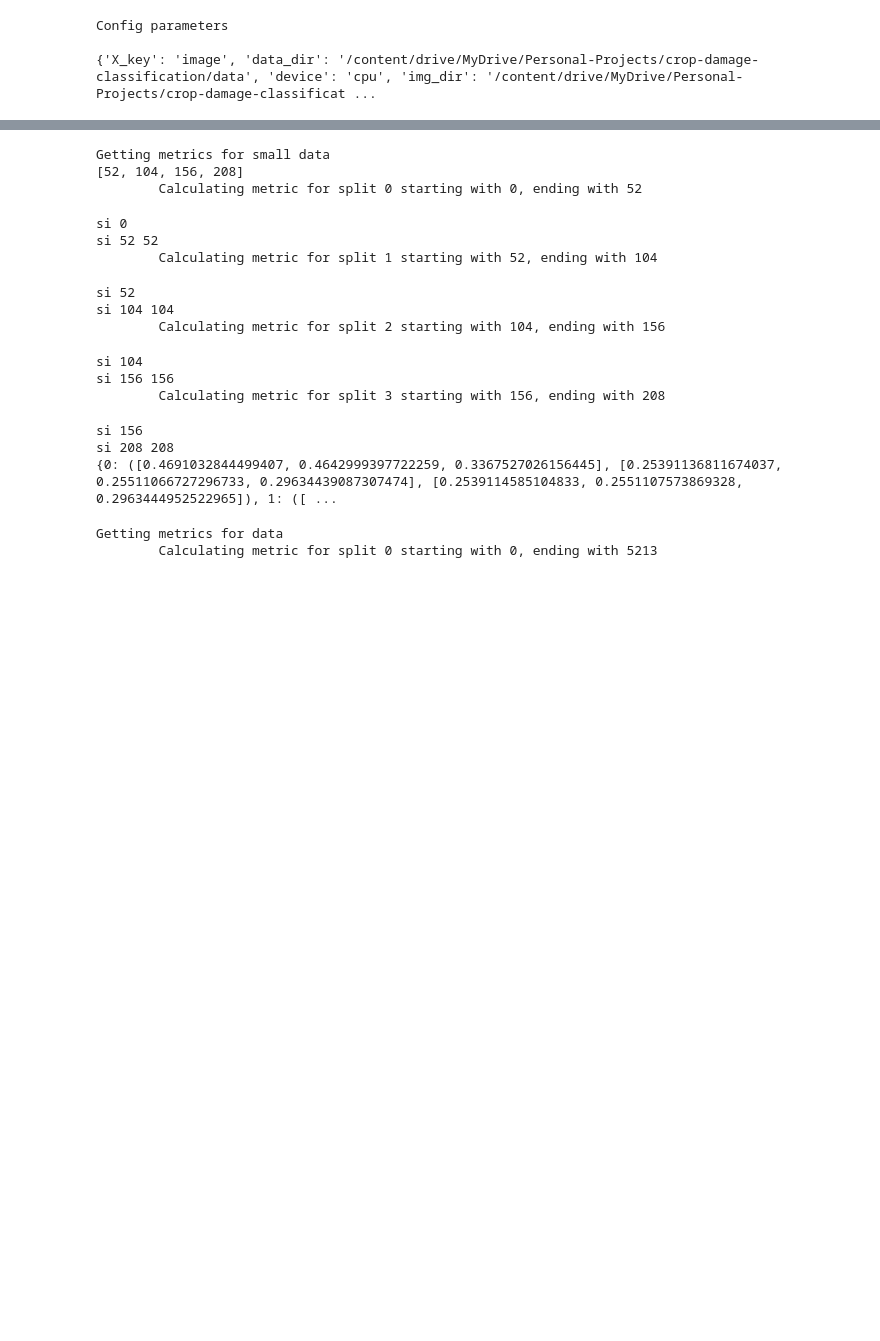
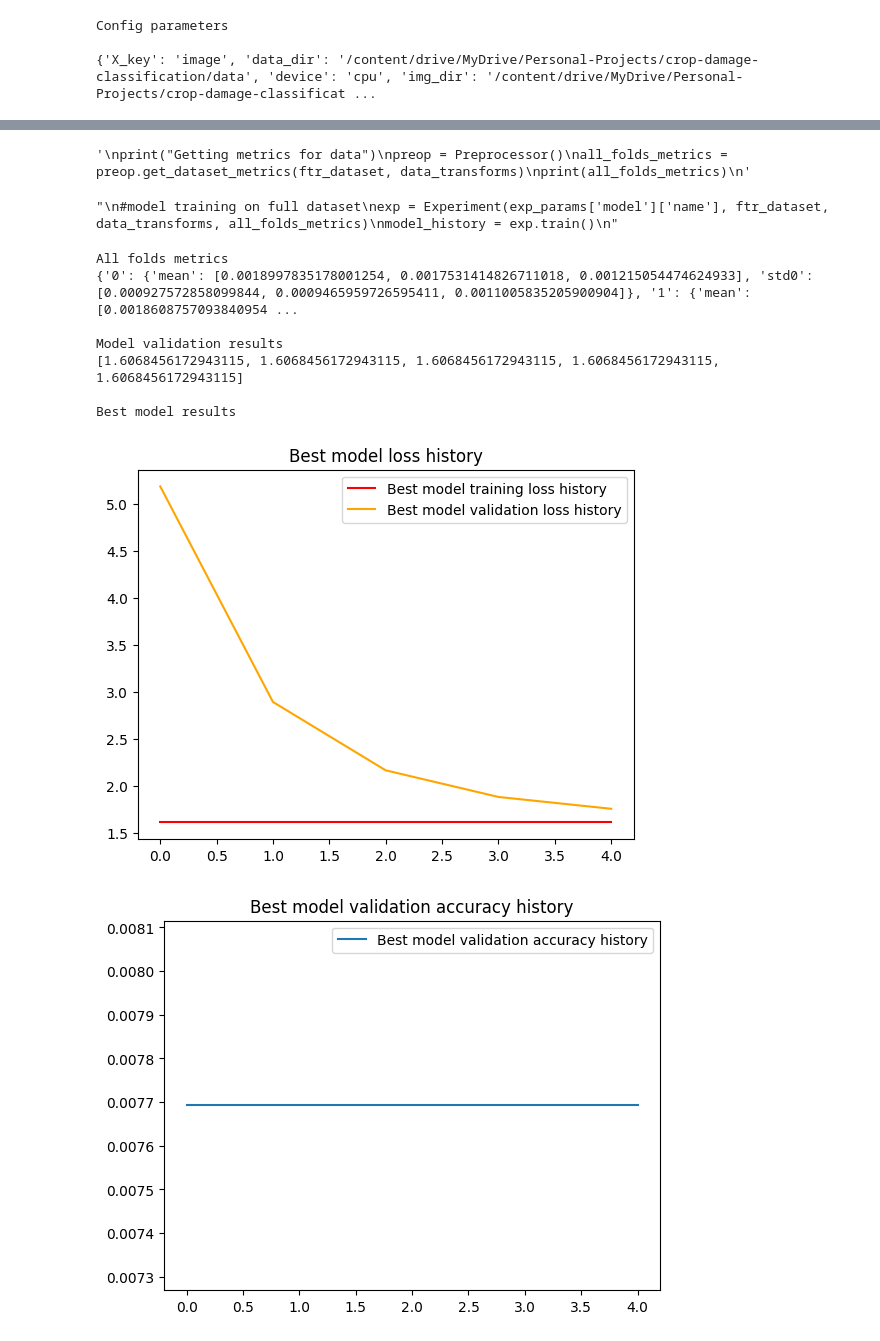
Before and after one commit to VinitraMk/Crop-Damage-Classification, a Jupyter notebook: Index.ipynb, the cells around one changed output, grey strips where cells are left out. Saved outputs shown, nothing was run; the diff lists cells and outputs as text; code cells hidden in the pictures; blank space fills up the shorter version.

Commit message:
refactoring code to accelerate data loading

```diff
--- a/Index.ipynb
+++ b/Index.ipynb
@@ -179,14 +215,17 @@ save2config('X_key', 'image')
 save2config('y_key', 'label')
 
 #transform data
-data_transforms = transforms.Compose([ToTensor(), Resize(exp_params['transform']['resize_dim']), CenterCrop(exp_params['transform']['crop_dim'])])
+data_transforms = [ToTensor(), Resize(exp_params['transform']['resize_dim']), CenterCrop(exp_params['transform']['crop_dim'])]
 
 #convert to dataset
-ftr_dataset = CropDataset('input/Train.csv', label_dict, False, transforms=data_transforms)
-test_dataset = CropDataset('input/Test.csv', label_dict, True, transforms=data_transforms)
+ftr_dataset = CropDataset('input/Train.csv', label_dict, False)
+test_dataset = CropDataset('input/Test.csv', label_dict, True)
 smlen = int(0.01 * len(ftr_dataset))
 smftr_dataset = torch.utils.data.Subset(ftr_dataset, list(range(smlen)))
+smtelen = int(0.01 * len(test_dataset))
+smfte_dataset = torch.utils.data.Subset(test_dataset, list(range(smtelen)))
 print('Full train dataset length:', len(ftr_dataset))
 print('Test dataset length:', len(test_dataset))
-print('Subset train dataset length:', smlen, '\n')
+print('Subset train dataset length:', smlen)
+print('Subset test dataset length:', smtelen, '\n')
 # %% [output]
@@ -204,35 +279,17 @@ model_history = exp.train()
 # %%
 '''
-print("Getting metrics for small data")
+print("Getting metrics for data")
 preop = Preprocessor()
-all_folds_metrics = preop.get_dataset_metrics(smftr_dataset, exp_params['train']['val_split_method'])
+all_folds_metrics = preop.get_dataset_metrics(ftr_dataset, data_transforms)
 print(all_folds_metrics)
 '''
 # %% [output]
-Getting metrics for small data
-[52, 104, 156, 208]
-        Calculating metric for split 0 starting with 0, ending with 52
+'\nprint("Getting metrics for data")\npreop = Preprocessor()\nall_folds_metrics = preop.get_dataset_metrics(ftr_dataset, data_transforms)\nprint(all_folds_metrics)\n'
-si 0
-si 52 52
-        Calculating metric for split 1 starting with 52, ending with 104
-si 52
-si 104 104
-        Calculating metric for split 2 starting with 104, ending with 156
-si 104
-si 156 156
-        Calculating metric for split 3 starting with 156, ending with 208
-si 156
-si 208 208
-{0: ([0.4691032844499407, 0.4642999397722259, 0.3367527026156445], [0.25391136811674037, 0.25511066727296733, 0.29634439087307474], [0.2539114585104833, 0.2551107573869328, 0.2963444952522965]), 1: ([ ...
-# %%
-print("Getting metrics for data")
-preop = Preprocessor()
-all_folds_metrics = preop.get_dataset_metrics(ftr_dataset, exp_params['train']['val_split_method'])
-print(all_folds_metrics)
-# %% [output]
-Getting metrics for data
-        Calculating metric for split 0 starting with 0, ending with 5213
 # %%
+'''
 #model training on full dataset
-exp = Experiment(exp_params['model']['name'], ftr_dataset)
+exp = Experiment(exp_params['model']['name'], ftr_dataset, data_transforms, all_folds_metrics)
 model_history = exp.train()
+'''
+# %% [output]
+"\n#model training on full dataset\nexp = Experiment(exp_params['model']['name'], ftr_dataset, data_transforms, all_folds_metrics)\nmodel_history = exp.train()\n"
@@ -244,16 +296,26 @@ print(all_folds_metrics)
 # %%
 # get best model
 model = get_model(exp_params["model"]["name"])
 model = get_saved_model(model, '')
 model_info = get_modelinfo('')
-best_fold = model_info['fold']
+best_fold = model_info['results']['fold']
 metric_path = os.path.join(config["root_dir"], "models/checkpoints/all_folds_metrics.json")
 all_folds_metrics = read_json(metric_path)
 print('All folds metrics')
 print(all_folds_metrics)
 
 print("\nModel validation results")
 print(model_info['results']['trlosshistory'])
 #visualization results
 vis = Visualization(model_info, model_history)
 vis.get_results()
+# %% [output]
+All folds metrics
+{'0': {'mean': [0.0018997835178001254, 0.0017531414826711018, 0.001215054474624933], 'std0': [0.000927572858099844, 0.0009465959726595411, 0.0011005835205900904]}, '1': {'mean': [0.0018608757093840954 ...
+
+Model validation results
+[1.6068456172943115, 1.6068456172943115, 1.6068456172943115, 1.6068456172943115, 1.6068456172943115]
+
+Best model results
+[figure, added]
+[figure, added]
```
Also changed, not shown: parts of 12 cells of this notebook, 13 other files.
